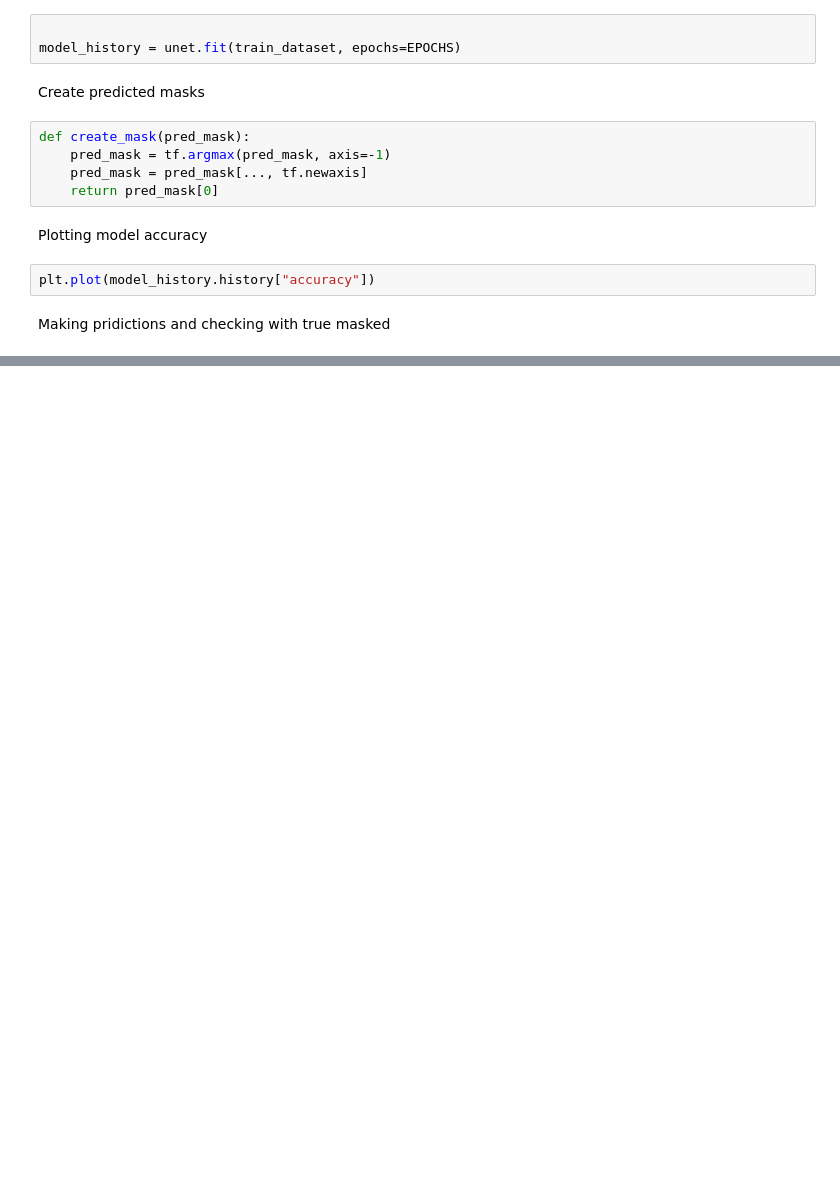
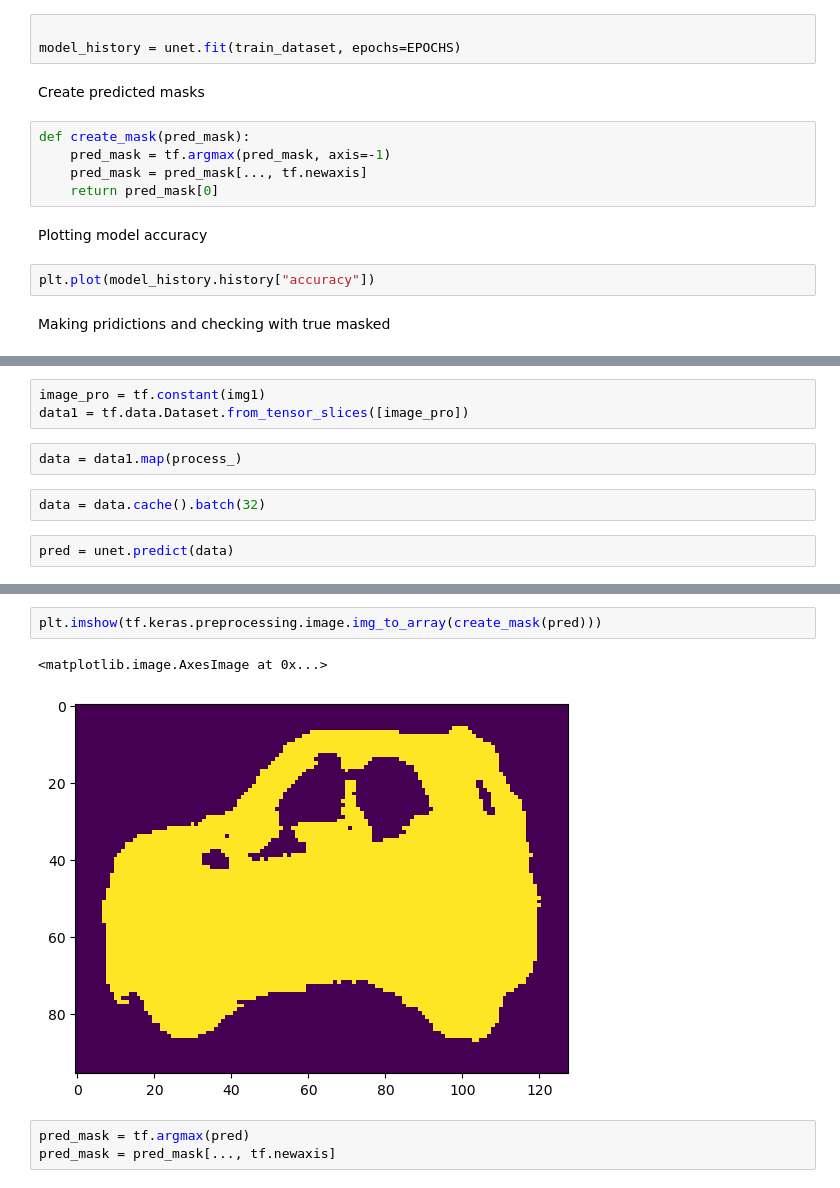
Before and after one commit to Abdulmateen7827/Image_segemntation, a Jupyter notebook: notebook/Image_segementation.ipynb, the cells around one changed output, grey strips where cells are left out. Saved outputs shown, nothing was run; the diff lists cells and outputs as text; blank space fills up the shorter version.

Commit message:
prediction and traning pipeline

```diff
--- a/notebook/Image_segementation.ipynb
+++ b/notebook/Image_segementation.ipynb
@@ -528,0 +377,9 @@ KeyboardInterrupt:
+# %%
+image_pro = tf.constant(img1)
+data1 = tf.data.Dataset.from_tensor_slices([image_pro])
+# %%
+data = data1.map(process_)
+# %%
+data = data.cache().batch(32)
+# %%
+pred = unet.predict(data)
@@ -528,0 +388,8 @@ KeyboardInterrupt:
+# %%
+plt.imshow(tf.keras.preprocessing.image.img_to_array(create_mask(pred)))
+# %% [output]
+<matplotlib.image.AxesImage at 0x...>
+[figure, added]
+# %%
+pred_mask = tf.argmax(pred)
+pred_mask = pred_mask[..., tf.newaxis]
```
Also changed, not shown: parts of 23 cells of this notebook, 7 other files.
